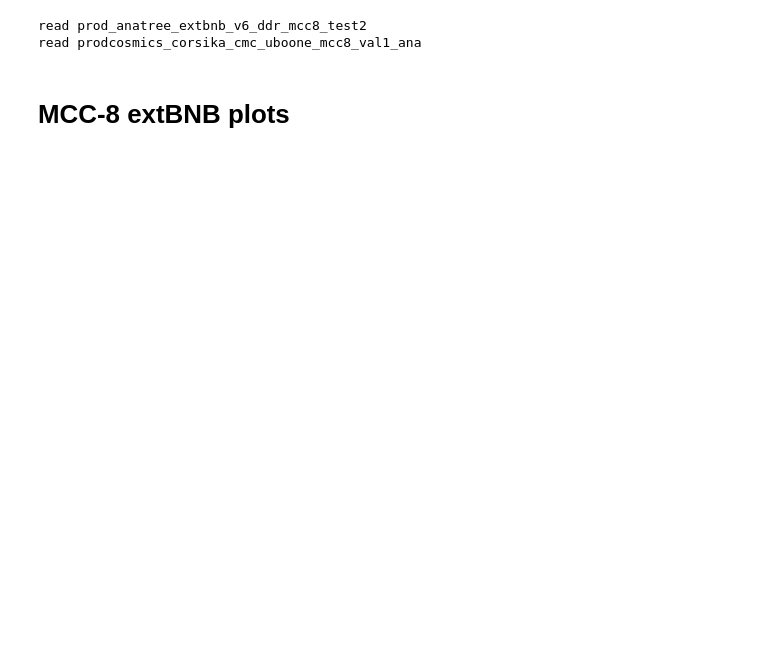
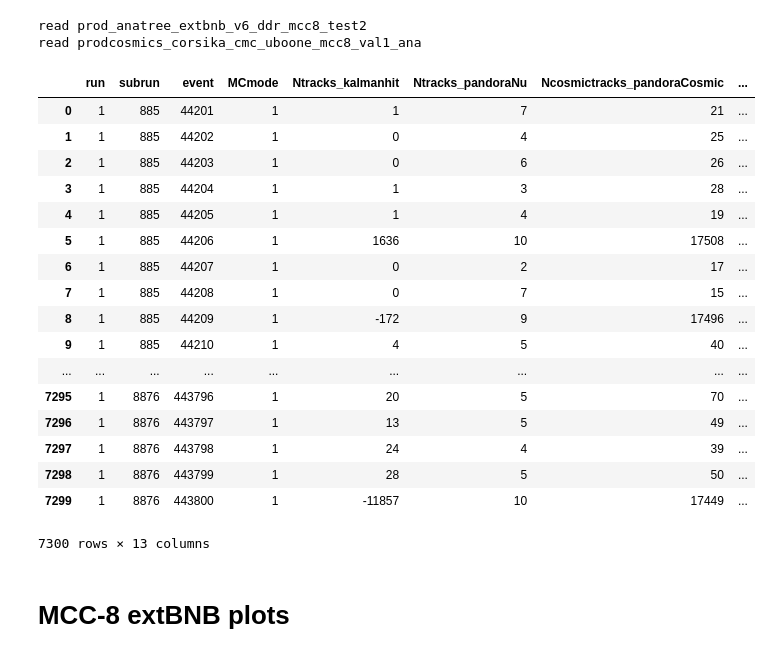
Before and after one commit to erezcoh4/AnalysisTreesInformation, a Jupyter notebook: AnaTreesPackage/notebooks/retreats/Feb2017/extBNB_plots.ipynb, the cells around one changed output. Saved outputs shown, nothing was run; the diff lists cells and outputs as text; code cells hidden in the pictures; blank space fills up the shorter version.

```diff
--- a/AnaTreesPackage/notebooks/retreats/Feb2017/extBNB_plots.ipynb
+++ b/AnaTreesPackage/notebooks/retreats/Feb2017/extBNB_plots.ipynb
@@ -1,5 +1,6 @@
 # %%
 import sys; sys.path.insert(0, '/Users/erezcohen/larlite/UserDev/AnalysisTreesInformation/AnaTreesPackage/notebooks/')
 from notebooks_tools import *
+generic = lambda x: ast.literal_eval(x)
 %matplotlib inline
 # %%
@@ -19,6 +21,27 @@ print 'read prodcosmics_corsika_cmc_uboone_mcc8_val1_ana'
 # %% [output]
 read prod_anatree_extbnb_v6_ddr_mcc8_test2
 read prodcosmics_corsika_cmc_uboone_mcc8_val1_ana
+# %%
+MCC8cmcevents
+# %% [output]
+|  | run | subrun | event | MCmode | Ntracks_kalmanhit | Ntracks_pandoraNu | Ncosmictracks_pandoraCosmic | ... |
+| 0 | 1 | 885 | 44201 | 1 | 1 | 7 | 21 | ... |
+| 1 | 1 | 885 | 44202 | 1 | 0 | 4 | 25 | ... |
+| 2 | 1 | 885 | 44203 | 1 | 0 | 6 | 26 | ... |
+| 3 | 1 | 885 | 44204 | 1 | 1 | 3 | 28 | ... |
+| 4 | 1 | 885 | 44205 | 1 | 1 | 4 | 19 | ... |
+| 5 | 1 | 885 | 44206 | 1 | 1636 | 10 | 17508 | ... |
+| 6 | 1 | 885 | 44207 | 1 | 0 | 2 | 17 | ... |
+| 7 | 1 | 885 | 44208 | 1 | 0 | 7 | 15 | ... |
+| 8 | 1 | 885 | 44209 | 1 | -172 | 9 | 17496 | ... |
+| 9 | 1 | 885 | 44210 | 1 | 4 | 5 | 40 | ... |
+| ... | ... | ... | ... | ... | ... | ... | ... | ... |
+| 7295 | 1 | 8876 | 443796 | 1 | 20 | 5 | 70 | ... |
+| 7296 | 1 | 8876 | 443797 | 1 | 13 | 5 | 49 | ... |
+| 7297 | 1 | 8876 | 443798 | 1 | 24 | 4 | 39 | ... |
+| 7298 | 1 | 8876 | 443799 | 1 | 28 | 5 | 50 | ... |
+| 7299 | 1 | 8876 | 443800 | 1 | -11857 | 10 | 17449 | ... |
+7300 rows × 13 columns
 # %%
 full_features_datasets = [MCC8extBNB,MCC8cmc]#,MCC7extBNB
 evnts_features_datasets = [MCC8extBNBevents,MCC8cmcevents]# ,MCC7extBNBevents]
```
Also changed, not shown: parts of 7 cells of this notebook, 2 other files.
